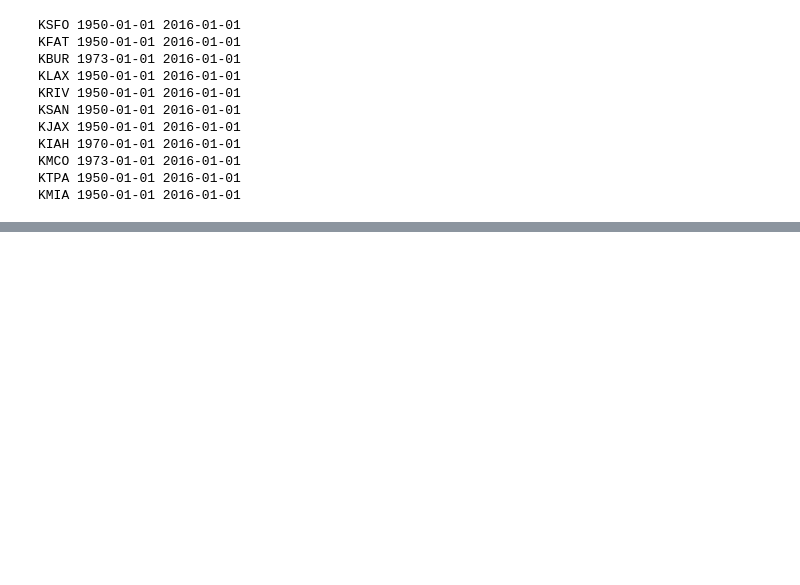
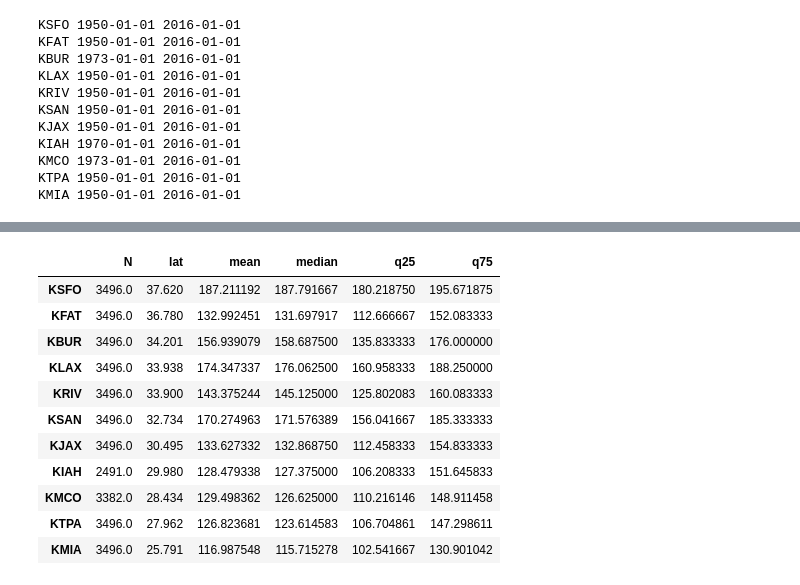
Before and after one commit to travc/paper-Predicted-MF-Quarantine-Length, a Jupyter notebook: code/Summary Figures.ipynb, the cells around one changed output, grey strips where cells are left out. Cells and saved outputs as stored; diff of their text form; code cells hidden in the pictures; blank space fills up the shorter version.

```diff
--- a/code/Summary Figures.ipynb
+++ b/code/Summary Figures.ipynb
@@ -748,0 +1010,15 @@ dtype: float64
+# %%
+pe95_stats_df
+# %% [output]
+|  | N | lat | mean | median | q25 | q75 |
+| KSFO | 3496.0 | 37.620 | 187.211192 | 187.791667 | 180.218750 | 195.671875 |
+| KFAT | 3496.0 | 36.780 | 132.992451 | 131.697917 | 112.666667 | 152.083333 |
+| KBUR | 3496.0 | 34.201 | 156.939079 | 158.687500 | 135.833333 | 176.000000 |
+| KLAX | 3496.0 | 33.938 | 174.347337 | 176.062500 | 160.958333 | 188.250000 |
+| KRIV | 3496.0 | 33.900 | 143.375244 | 145.125000 | 125.802083 | 160.083333 |
+| KSAN | 3496.0 | 32.734 | 170.274963 | 171.576389 | 156.041667 | 185.333333 |
+| KJAX | 3496.0 | 30.495 | 133.627332 | 132.868750 | 112.458333 | 154.833333 |
+| KIAH | 2491.0 | 29.980 | 128.479338 | 127.375000 | 106.208333 | 151.645833 |
+| KMCO | 3382.0 | 28.434 | 129.498362 | 126.625000 | 110.216146 | 148.911458 |
+| KTPA | 3496.0 | 27.962 | 126.823681 | 123.614583 | 106.704861 | 147.298611 |
+| KMIA | 3496.0 | 25.791 | 116.987548 | 115.715278 | 102.541667 | 130.901042 |
```
Also changed, not shown: parts of 26 cells of this notebook, 11 other files.
